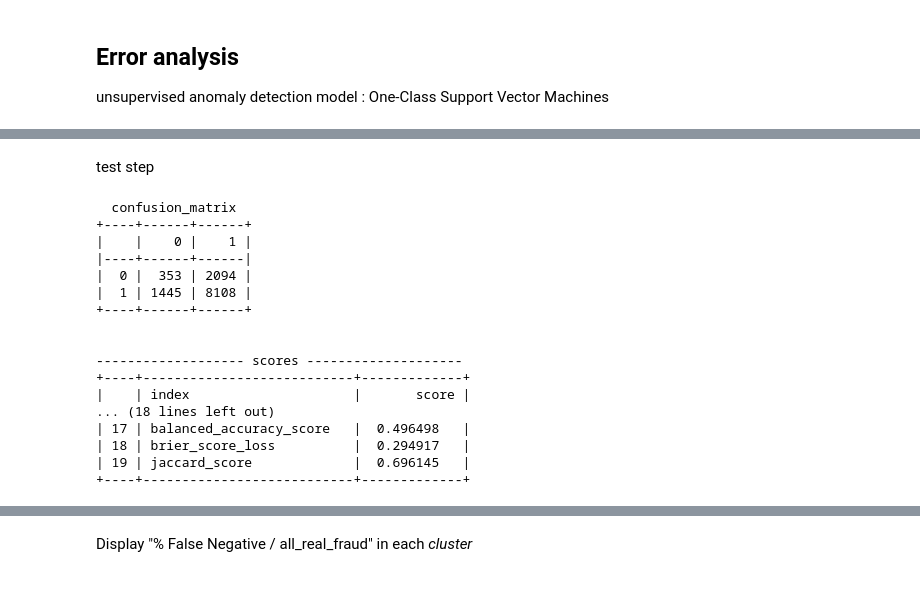
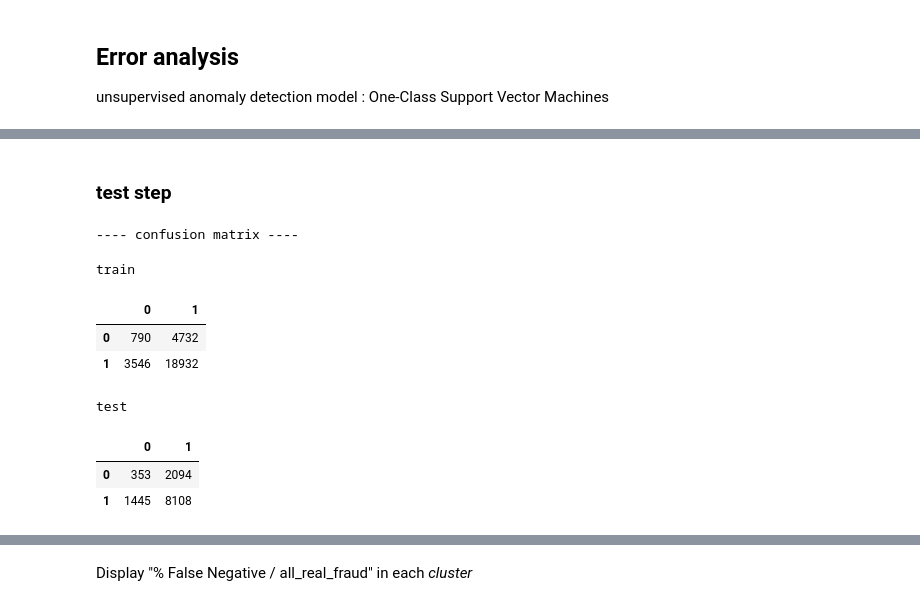
Before and after one commit to navid-finra/finra2, a Jupyter notebook: imp/finra.ipynb, the cells around one changed output, grey strips where cells are left out. Drawn from its saved outputs; the diff is of its cells as text; code cells hidden in the pictures.

```diff
--- a/imp/finra.ipynb
+++ b/imp/finra.ipynb
@@ -551,2 +515,2 @@ for j in range(cluster):
-# %% [markdown]
-test step
+# %% [markdown]
+### test step
@@ -553,9 +522,4 @@ test step
 # %%
-svm_pred_test = svm_model.predict(x_test)
-svm_pred_test = pd.Series(svm_pred_test).replace([-1,1],[1,0])
-svm_conf_mat_test = pd.DataFrame(confusion_matrix(y_test, svm_pred_test))
-print('  confusion_matrix  ')
-print(tabulate(svm_conf_mat_test, headers = 'keys', tablefmt = 'psql'))
 index = []
 test_score = []
 tn, fp, fn, tp = confusion_matrix(y_test, svm_pred_test).ravel()
@@ -603,11 +567,7 @@ index.append("brier_score_loss")
 test_score.append(brier_score_loss(y_test, svm_pred_test))
 index.append("jaccard_score")
 test_score.append(jaccard_score(y_test, svm_pred_test))
-### summary scores in dataframe
-print("\n")
-print('------------------- scores --------------------')
 score_df2 = pd.DataFrame({"index":index ,"score" :test_score })
-print(tabulate(score_df2, headers = 'keys', tablefmt = 'psql'))
 y_df_test = pd.DataFrame(y_test).reset_index(drop = True)
 y_df_test['pred_label'] = svm_pred_test
 clusters = test_df.cluster_group.reset_index()
@@ -619,21 +579,21 @@ for j in range(cluster):
     real = max(len(fr_df.target) , 1)
     err = len(fr_df[fr_df.pred_label == 0])
     per_error_tset.append(100*err/real)
-# %% [output]
-  confusion_matrix
-+----+------+------+
-|    |    0 |    1 |
-|----+------+------|
-|  0 |  353 | 2094 |
-|  1 | 1445 | 8108 |
-+----+------+------+
-
-
-------------------- scores --------------------
-+----+---------------------------+-------------+
-|    | index                     |       score |
-... (18 lines left out)
-| 17 | balanced_accuracy_score   |  0.496498   |
-| 18 | brier_score_loss          |  0.294917   |
-| 19 | jaccard_score             |  0.696145   |
-+----+---------------------------+-------------+
+# %%
+from IPython.display import display_html
+
+print('---- confusion matrix ----')
+svm_conf_mat_test_1 = svm_conf_mat_test.style.set_table_attributes("style='display:inline; margin-right:20px;'").set_caption("test")
+svm_conf_mat_1 = svm_conf_mat.style.set_table_attributes("style='display:inline'").set_caption("train")
+
+display_html(svm_conf_mat_1._repr_html_() + svm_conf_mat_test_1._repr_html_(), raw=True)
+# %% [output]
+---- confusion matrix ----
+train
+|  | 0 | 1 |
+| 0 | 790 | 4732 |
+| 1 | 3546 | 18932 |
+test
+|  | 0 | 1 |
+| 0 | 353 | 2094 |
+| 1 | 1445 | 8108 |
```
Also changed, not shown: parts of 22 cells of this notebook.
